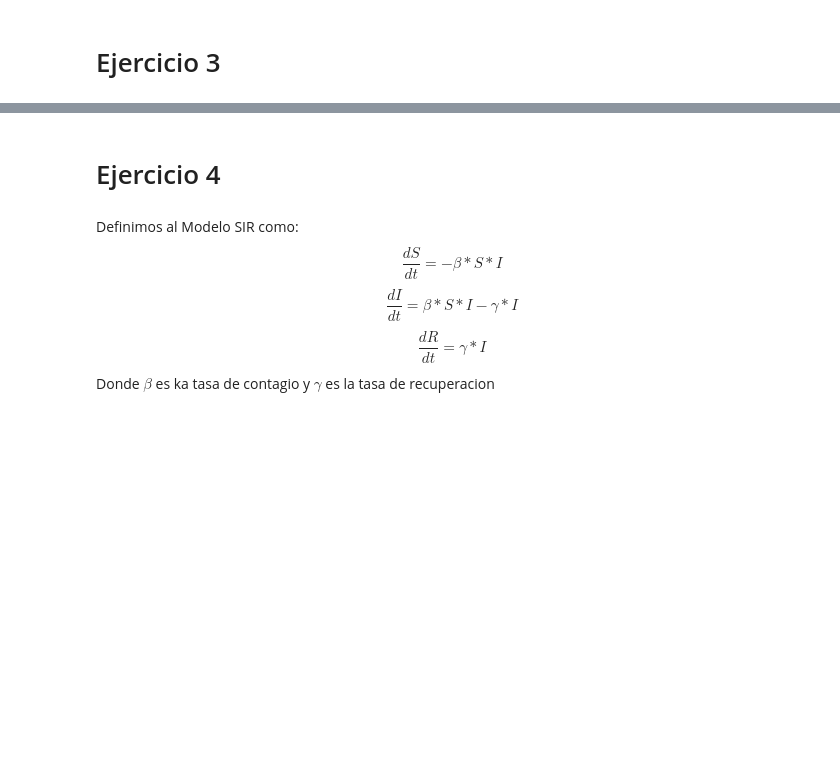
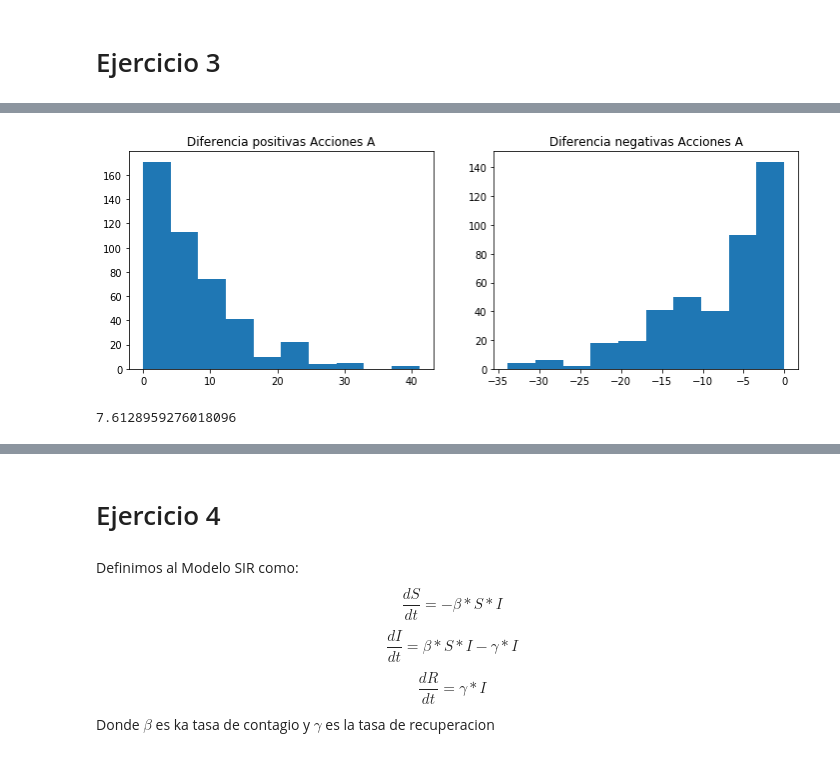
Before and after one commit to jowisaidman/SimulacionTp2, a Jupyter notebook: Informe.ipynb, the cells around one changed output, grey strips where cells are left out. Cells and saved outputs as stored; diff of their text form; code cells hidden in the pictures; blank space fills up the shorter version.

```diff
--- a/Informe.ipynb
+++ b/Informe.ipynb
@@ -342,0 +463,19 @@ Porcentaje de iteraciones que no esta procesando %27.855
+# %%
+plt.figure(figsize=[12,4])
+
+difAccionAPositivo = list(filter(lambda x : x >= 0,difAccionA));
+plt.subplot(121)
+plt.title("Diferencia positivas Acciones A")
+plt.hist(difAccionAPositivo,bins='sturges')
+
+plt.subplot(122)
+difAccionAnegativa = list(filter(lambda x : x < 0,difAccionA));
+plt.title("Diferencia negativas Acciones A")
+plt.hist(difAccionAnegativa,bins='sturges');
+# %% [output]
+[figure, added]
+# %%
+mediaSubaAccionA = np.mean(difAccionAPositivo)
+mediaSubaAccionA
+# %% [output]
+7.6128959276018096
```
Also changed, not shown: parts of 43 cells of this notebook, 2 other files.
